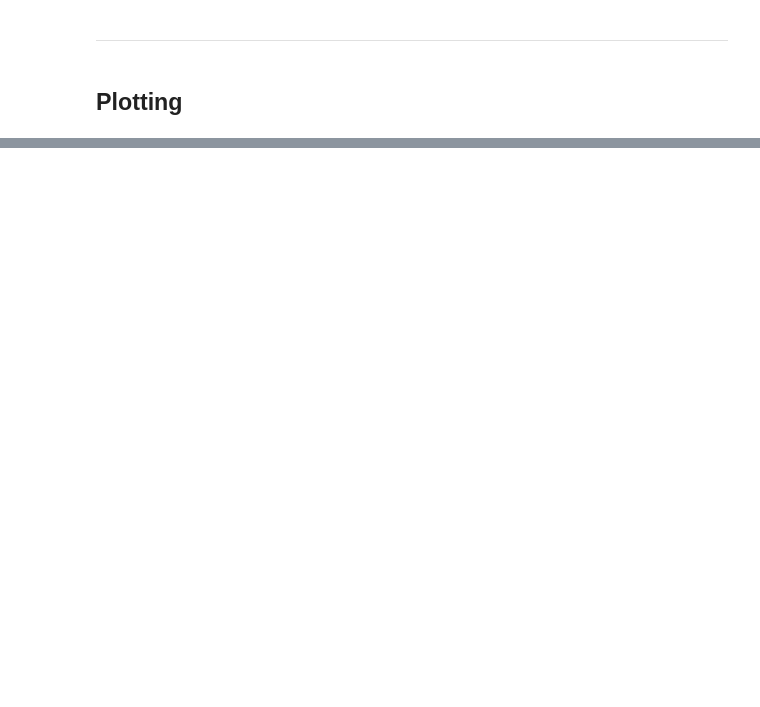
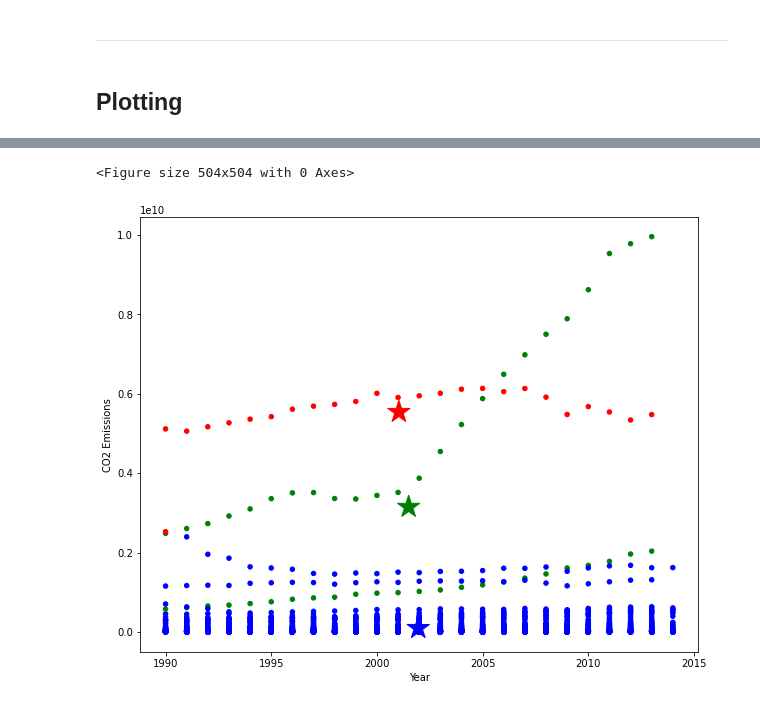
Before and after one commit to janmanjan/climate_change_global_analysis, a Jupyter notebook: code/sz/sz_notebook.ipynb, the cells around one changed output, grey strips where cells are left out. Saved outputs shown, nothing was run; the diff lists cells and outputs as text; code cells hidden in the pictures; blank space fills up the shorter version.

Commit message:
graph updates

```diff
--- a/code/sz/sz_notebook.ipynb
+++ b/code/sz/sz_notebook.ipynb
@@ -219,0 +162,7 @@ NameError: name 'hc_df' is not defined
+# %%
+X = clean_air.drop(columns=['Entity'])
+sc = StandardScaler()
+X_sc = sc.fit_transform(X)
+# %%
+km = KMeans(n_clusters=3, random_state=42)
+km.fit(X_sc)
@@ -219,0 +191,3 @@ NameError: name 'hc_df' is not defined
+# %%
+clean_air['cluster'] = km.labels_
+clean_air.head()
@@ -219,0 +241,12 @@ NameError: name 'hc_df' is not defined
+# %%
+centroids = pd.DataFrame(
+    sc.inverse_transform(km.cluster_centers_),
+    columns=['Year', 'Deaths %', 'CO2 Emissions', 'CO2 Emissions Per Cap',
+       'Food Emissions', 'Total GHG', 'Consumption of Ozone',
+       'Shared CO2 Emissions', 'Transport', 'Death_rate_ambient_ozone_pol',
+       'Death_rate_household_air_pol', 'Death_rate_all_causes',
+       'Death_actual_ozone', 'Death_actual_particulate',
+       'Death_actual_household', 'Death_under5', 'Death_5-14', 'Death_50-69',
+       'Death_70+', 'Death_15-49']
+)
+centroids
@@ -219,0 +258,23 @@ NameError: name 'hc_df' is not defined
+# %%
+plt.figure(figsize=(7,7));
+
+## Plot scatter by cluster / color, and centroids
+colors = ["red", "green", "blue"]
+clean_air['color'] = clean_air['cluster'].map(lambda p: colors[p])
+
+ax = clean_air.plot(
+    kind="scatter",
+    x="Year", y="CO2 Emissions",
+    figsize=(10,8),
+    c = clean_air['color']
+)
+
+centroids.plot(
+    kind="scatter",
+    x="Year", y="CO2 Emissions",
+    marker="*", c=["r", "g", "b"], s=550,
+    ax=ax
+);
+# %% [output]
+<Figure size 504x504 with 0 Axes>
+[figure, added]
```
Also changed, not shown: parts of 35 cells of this notebook, 2 other files.
